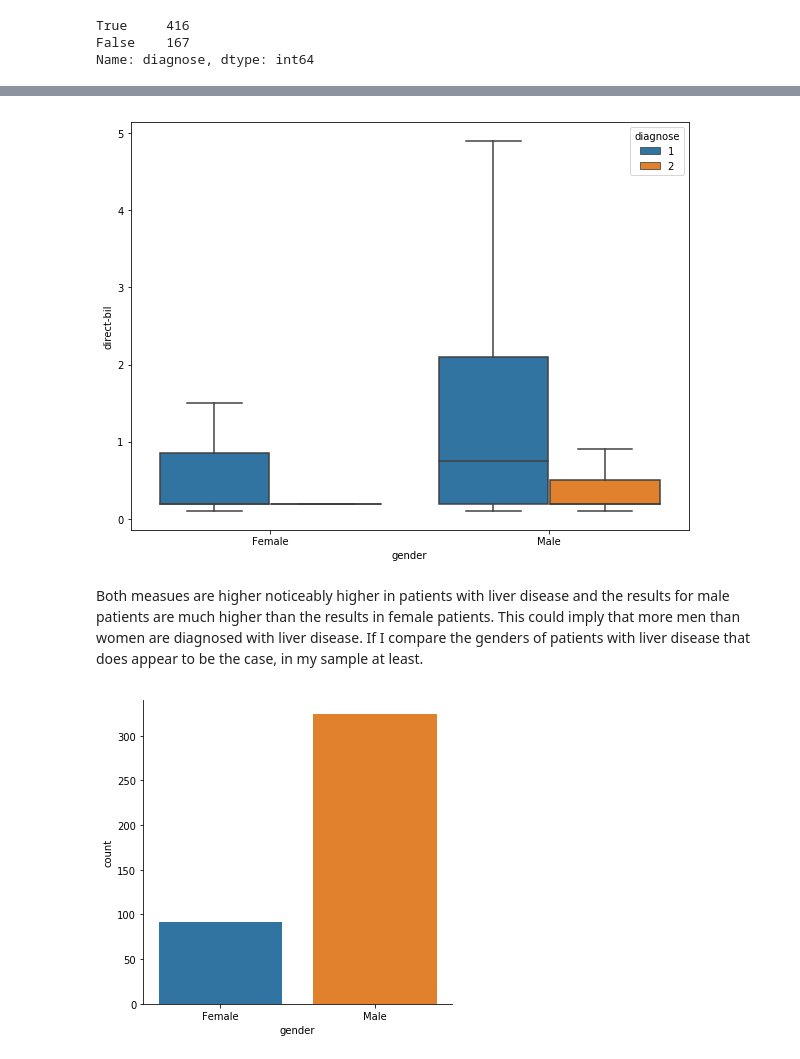
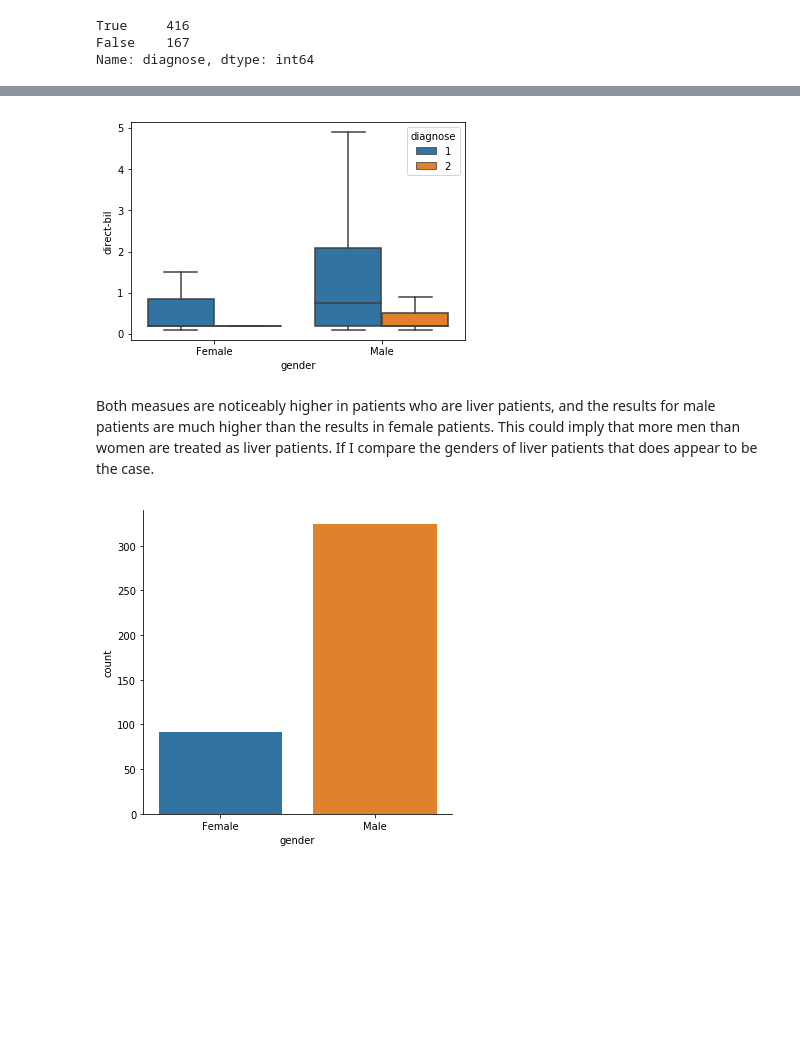
Before and after one commit to MarionMcG/fundamentals_data_analysis, a Jupyter notebook: boxplots.ipynb, the cells around one changed output, grey strips where cells are left out. Saved outputs shown, nothing was run; the diff lists cells and outputs as text; code cells hidden in the pictures; blank space fills up the shorter version.

```diff
--- a/boxplots.ipynb
+++ b/boxplots.ipynb
@@ -293,10 +294,9 @@ ax = sns.boxplot(x = 'gender', y='albumin', hue = 'diagnose', data = df2, showfl
 # %%
-ax=plt.subplots(figsize=(10, 7.5))
-ax = sns.boxplot(x = 'gender', y='direct-bil', hue = 'diagnose', data = df2, showfliers=False);
+sns.boxplot(x = 'gender', y='direct-bil', hue = 'diagnose', data = df2, showfliers=False);
 # %% [output]
-[figure, old version]
+[figure, new version]
 # %% [markdown]
-Both measues are higher noticeably higher in patients with liver disease and the results for male patients are much higher than the results in female patients. This could imply that more men than women are diagnosed with liver disease. If I compare the genders of patients with liver disease that does appear to be the case, in my sample at least.
+Both measues are noticeably higher in patients who are liver patients, and the results for male patients are much higher than the results in female patients. This could imply that more men than women are treated as liver patients. If I compare the genders of liver patients that does appear to be the case.
 # %%
 positive = df2.loc[df2['diagnose'] ==(1)]
 sns.catplot(x = 'gender', data = positive, kind = 'count');
```
Also changed, not shown: parts of 8 cells of this notebook.
